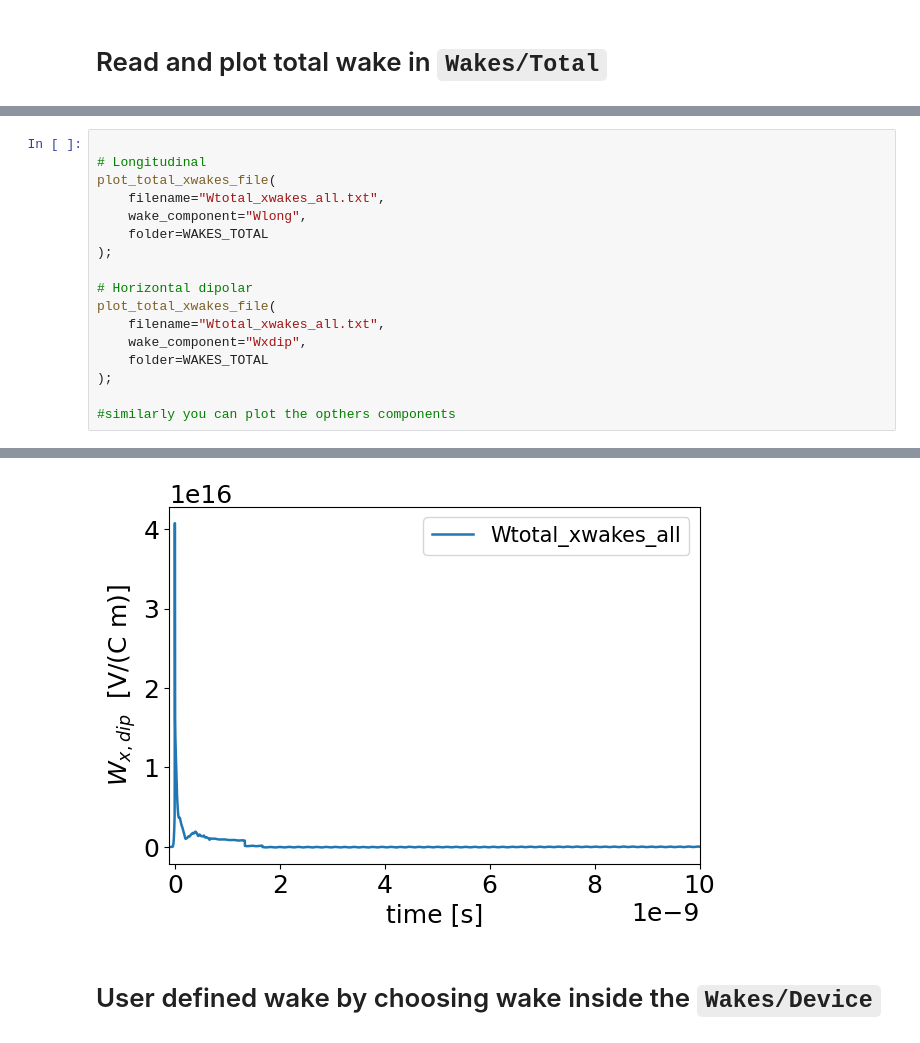
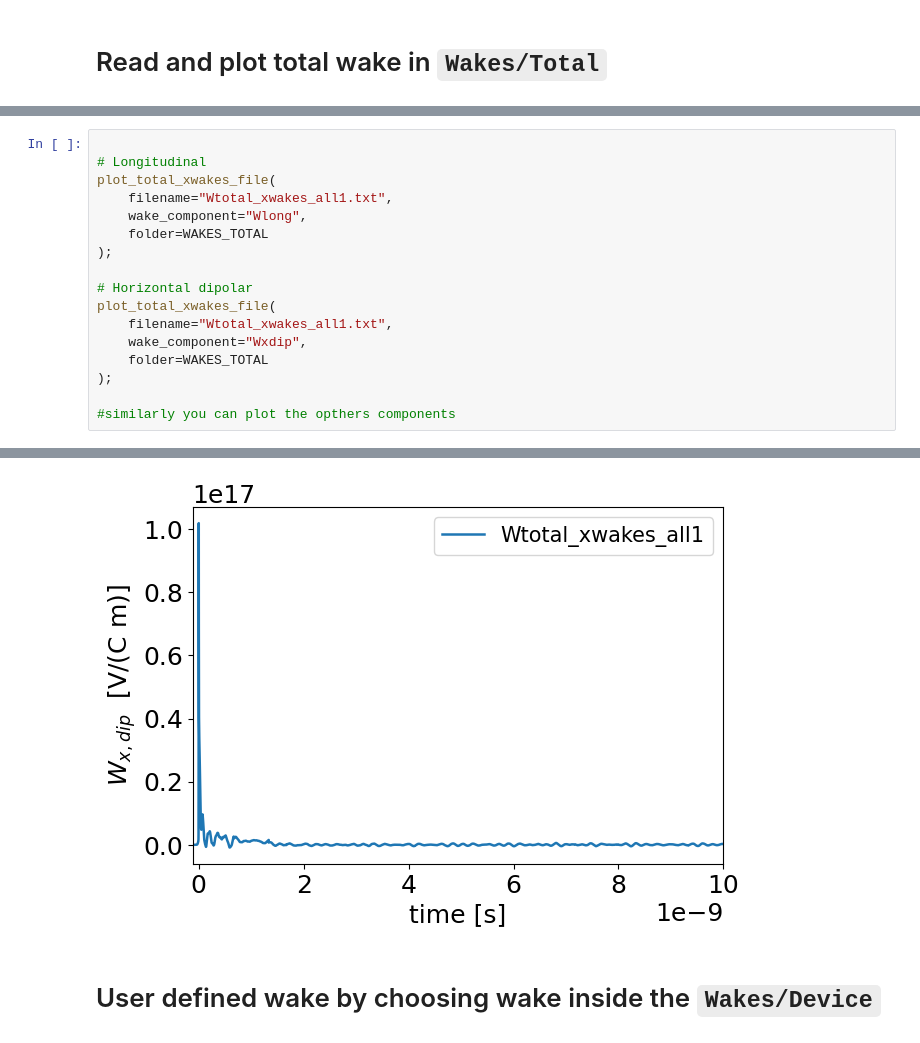
Before and after one commit to ImpedanCEI/fcc_ee_IW_model, a Jupyter notebook: FCCee_IW_2026/FCCee_IW_2026_V2/Coll_taper_3deg/Utilities&Docu/FCC_ee_IW_2026_Wake_Model.ipynb, the cells around one changed output, grey strips where cells are left out. Drawn from its saved outputs; the diff is of its cells as text.

```diff
--- a/FCCee_IW_2026/FCCee_IW_2026_V2/Coll_taper_3deg/Utilities&Docu/FCC_ee_IW_2026_Wake_Model.ipynb
+++ b/FCCee_IW_2026/FCCee_IW_2026_V2/Coll_taper_3deg/Utilities&Docu/FCC_ee_IW_2026_Wake_Model.ipynb
@@ -74,14 +74,14 @@ plot_wake_file(TOTAL_WAKE_FILENAME,wake_component="Wyquad",folder=WAKES_TOTAL,xl
 
 # Longitudinal
 plot_total_xwakes_file(
-    filename="Wtotal_xwakes_all.txt",
+    filename="Wtotal_xwakes_all1.txt",
     wake_component="Wlong",
     folder=WAKES_TOTAL
 );
 
 # Horizontal dipolar
 plot_total_xwakes_file(
-    filename="Wtotal_xwakes_all.txt",
+    filename="Wtotal_xwakes_all1.txt",
     wake_component="Wxdip",
     folder=WAKES_TOTAL
 );
@@ -92,4 +92,4 @@ plot_total_xwakes_file(
-[figure, old version]
+[figure, new version]
 # %% [markdown]
 # User defined wake by choosing wake inside the  `Wakes/Device`
 # %% [markdown]
```
Also changed, not shown: parts of 6 cells of this notebook, 59 other files.
